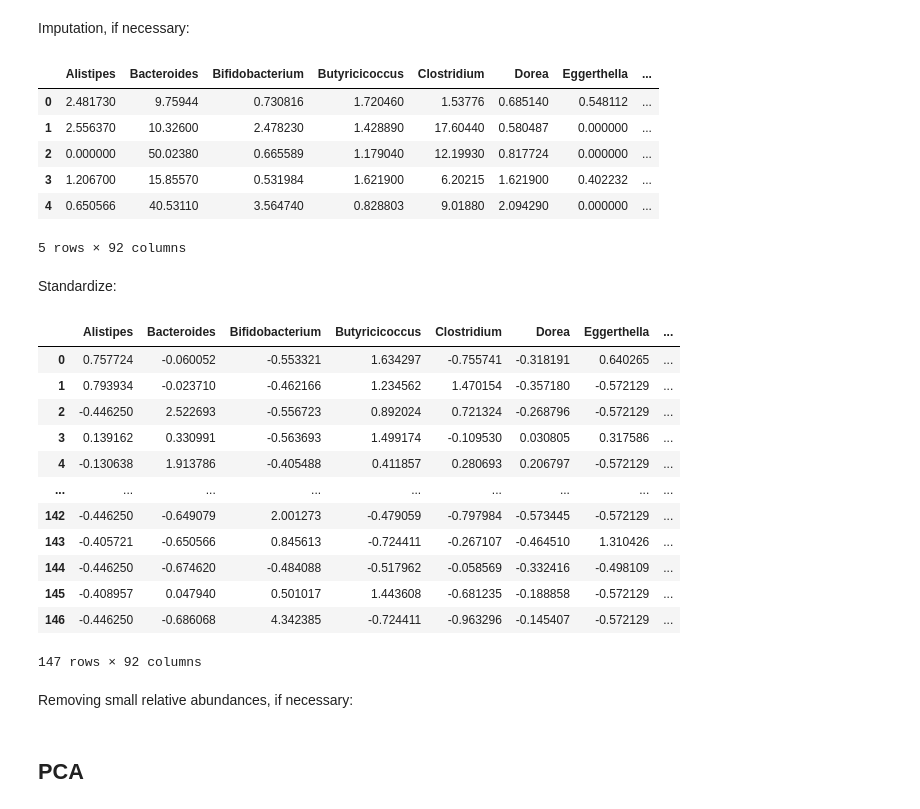
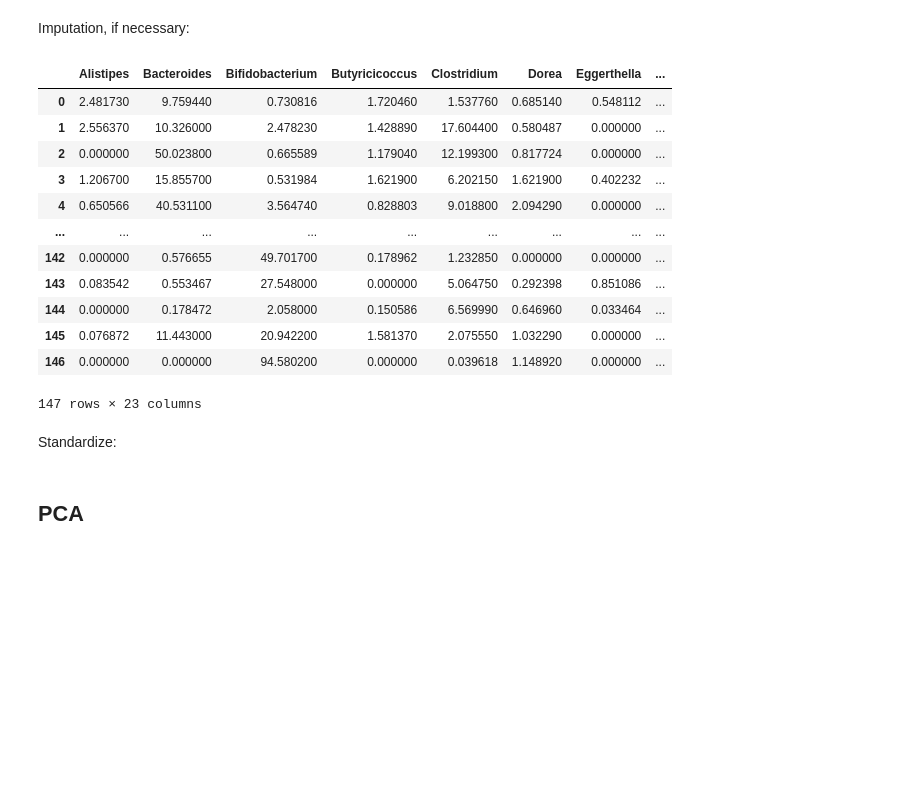
Before and after one commit to aplapteva/20440_final_project, a Jupyter notebook: Code/paired_analysis_ag.ipynb, the cells around one changed output. Drawn from its saved outputs; the diff is of its cells as text; code cells hidden in the pictures; blank space fills up the shorter version.

```diff
--- a/Code/paired_analysis_ag.ipynb
+++ b/Code/paired_analysis_ag.ipynb
@@ -35,6 +36,18 @@ color_map = {'AD': '#666666',
 # load in data:
 df = pd.read_csv('../Data/20440_cleaned_data.csv')
 
+diagnosis = ['AD', 'ASD', 'MS', 'PD']
+
+for diag in diagnosis:
+    for feature in df.columns:
+        drop = 0
+        for val in df[feature].loc[df['Diagnosis'] == diag]:
+            if val != 0:
+                drop +=1
+        if drop == 0:
+            df = df.drop([feature], axis=1)
+
+
 # This is for trimming out a certain amount of a diagnosis if we want more equal sizes
 # for diag in diagnoses:
 #     indexdiag = df[df['Diagnosis'] == diag].index
@@ -43,9 +56,11 @@ df = pd.read_csv('../Data/20440_cleaned_data.csv')
 # This is for dropping certain diagnoses for troubleshooting
 df_pair = []
 
+
 for pair in pairwise:
     df_i = df.loc[(df['Diagnosis'] == pair[0]) | (df['Diagnosis'] == pair[1])]
     df_pair.append(df_i)
+
 
 # For dropping diagnosis column so we can feed data in:
 data_pair = []
@@ -56,11 +71,23 @@ for dataset in df_pair:
     data_pair_i = data_pair_i.loc[:, (data_pair_i != 0).any(axis=0)] # delete any columns with all zeros
     data_pair.append(data_pair_i)
 
+data_pair_big = []
+
+for dataset in df_pair_big:
+    data_pair_i = dataset.drop(['Diagnosis'], axis=1) # data without diagnosis column
+    data_pair_i = data_pair_i.drop(['Unknown'], axis=1)
+    data_pair_i = data_pair_i.loc[:, (data_pair_i != 0).any(axis=0)] # delete any columns with all zeros
+    data_pair_big.append(data_pair_i)
+
 # make a list of diagnoses:
 diagnosis_pair = []
+diagnosis_pair_big = []
 
 for dataset in df_pair:
     diagnosis_pair.append(list(dataset["Diagnosis"]))
+
+for dataset in df_pair_big:
+    diagnosis_pair_big.append(list(dataset["Diagnosis"]))
 # %% [markdown]
 Imputation, if necessary:
 # %%
@@ -74,14 +101,20 @@ Imputation, if necessary:
 
 data_pair_1 = data_pair
 # %%
-data_pair[0].head()
+data_pair[0]
 # %% [output]
 |  | Alistipes | Bacteroides | Bifidobacterium | Butyricicoccus | Clostridium | Dorea | Eggerthella | ... |
-| 0 | 2.481730 | 9.75944 | 0.730816 | 1.720460 | 1.53776 | 0.685140 | 0.548112 | ... |
-| 1 | 2.556370 | 10.32600 | 2.478230 | 1.428890 | 17.60440 | 0.580487 | 0.000000 | ... |
-| 2 | 0.000000 | 50.02380 | 0.665589 | 1.179040 | 12.19930 | 0.817724 | 0.000000 | ... |
-| 3 | 1.206700 | 15.85570 | 0.531984 | 1.621900 | 6.20215 | 1.621900 | 0.402232 | ... |
-| 4 | 0.650566 | 40.53110 | 3.564740 | 0.828803 | 9.01880 | 2.094290 | 0.000000 | ... |
+| 0 | 2.481730 | 9.759440 | 0.730816 | 1.720460 | 1.537760 | 0.685140 | 0.548112 | ... |
+| 1 | 2.556370 | 10.326000 | 2.478230 | 1.428890 | 17.604400 | 0.580487 | 0.000000 | ... |
+| 2 | 0.000000 | 50.023800 | 0.665589 | 1.179040 | 12.199300 | 0.817724 | 0.000000 | ... |
+| 3 | 1.206700 | 15.855700 | 0.531984 | 1.621900 | 6.202150 | 1.621900 | 0.402232 | ... |
+| 4 | 0.650566 | 40.531100 | 3.564740 | 0.828803 | 9.018800 | 2.094290 | 0.000000 | ... |
+| ... | ... | ... | ... | ... | ... | ... | ... | ... |
+| 142 | 0.000000 | 0.576655 | 49.701700 | 0.178962 | 1.232850 | 0.000000 | 0.000000 | ... |
+| 143 | 0.083542 | 0.553467 | 27.548000 | 0.000000 | 5.064750 | 0.292398 | 0.851086 | ... |
+| 144 | 0.000000 | 0.178472 | 2.058000 | 0.150586 | 6.569990 | 0.646960 | 0.033464 | ... |
+| 145 | 0.076872 | 11.443000 | 20.942200 | 1.581370 | 2.075550 | 1.032290 | 0.000000 | ... |
+| 146 | 0.000000 | 0.000000 | 94.580200 | 0.000000 | 0.039618 | 1.148920 | 0.000000 | ... |
-5 rows × 92 columns
+147 rows × 23 columns
 # %% [markdown]
 Standardize:
@@ -97,21 +125,3 @@ for i in data_pair:
     columns = i.columns
     scaler = preprocessing.StandardScaler().fit(i)
     data_pair_1.append(pd.DataFrame(scaler.transform(i), columns=columns))
-# %%
-data_pair_1[0]
-# %% [output]
-|  | Alistipes | Bacteroides | Bifidobacterium | Butyricicoccus | Clostridium | Dorea | Eggerthella | ... |
-| 0 | 0.757724 | -0.060052 | -0.553321 | 1.634297 | -0.755741 | -0.318191 | 0.640265 | ... |
-| 1 | 0.793934 | -0.023710 | -0.462166 | 1.234562 | 1.470154 | -0.357180 | -0.572129 | ... |
-| 2 | -0.446250 | 2.522693 | -0.556723 | 0.892024 | 0.721324 | -0.268796 | -0.572129 | ... |
-| 3 | 0.139162 | 0.330991 | -0.563693 | 1.499174 | -0.109530 | 0.030805 | 0.317586 | ... |
-| 4 | -0.130638 | 1.913786 | -0.405488 | 0.411857 | 0.280693 | 0.206797 | -0.572129 | ... |
-| ... | ... | ... | ... | ... | ... | ... | ... | ... |
-| 142 | -0.446250 | -0.649079 | 2.001273 | -0.479059 | -0.797984 | -0.573445 | -0.572129 | ... |
-| 143 | -0.405721 | -0.650566 | 0.845613 | -0.724411 | -0.267107 | -0.464510 | 1.310426 | ... |
-| 144 | -0.446250 | -0.674620 | -0.484088 | -0.517962 | -0.058569 | -0.332416 | -0.498109 | ... |
-| 145 | -0.408957 | 0.047940 | 0.501017 | 1.443608 | -0.681235 | -0.188858 | -0.572129 | ... |
-| 146 | -0.446250 | -0.686068 | 4.342385 | -0.724411 | -0.963296 | -0.145407 | -0.572129 | ... |
-147 rows × 92 columns
-# %% [markdown]
-Removing small relative abundances, if necessary:
```
Also changed, not shown: parts of 27 cells of this notebook, 28 other files.
